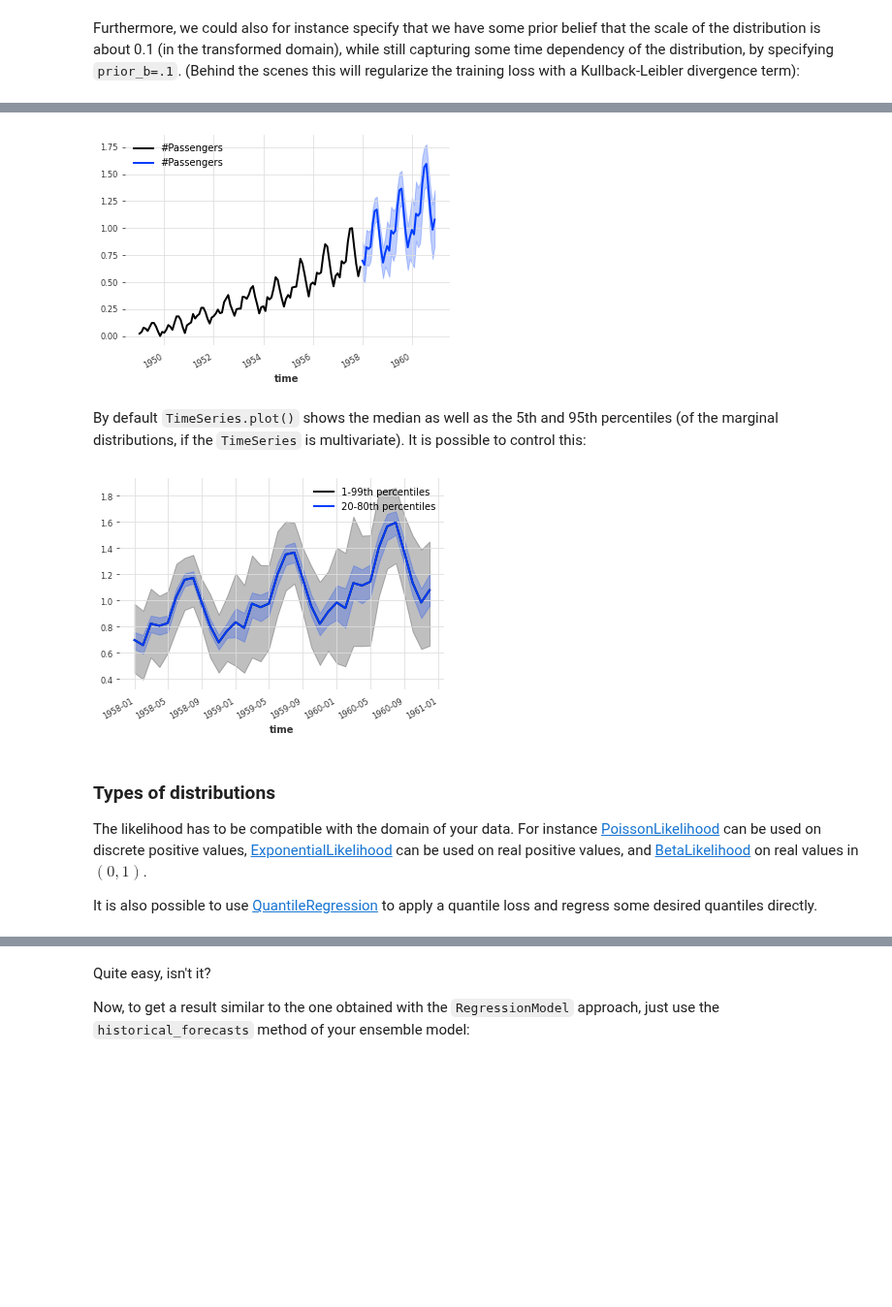
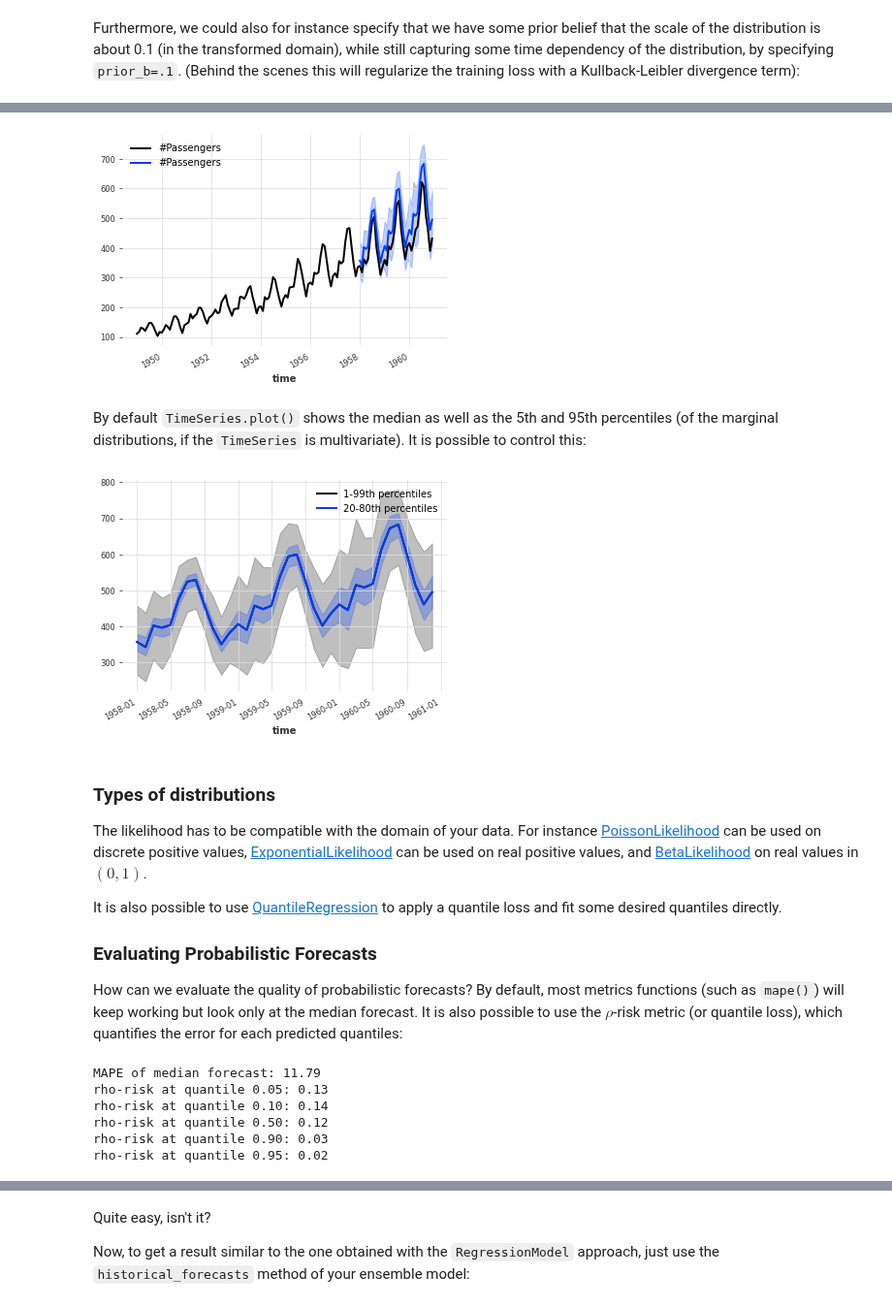
Before and after one commit to unit8co/darts, a Jupyter notebook: examples/00-quickstart.ipynb, the cells around one changed output, grey strips where cells are left out. Shown at 97% size. Cells and saved outputs as stored; diff of their text form; code cells hidden in the pictures; blank space fills up the shorter version.

```diff
--- a/examples/00-quickstart.ipynb
+++ b/examples/00-quickstart.ipynb
@@ -720,19 +697,39 @@ Training loss: -1.4456
 # %%
 pred = model.predict(n=36, num_samples=500)
 
-train_air_scaled.plot()
+# scale back:
+pred = scaler.inverse_transform(pred)
+
+series_air.plot()
 pred.plot()
 # %% [output]
-[figure, old version]
+[figure, new version]
 # %% [markdown]
 By default `TimeSeries.plot()` shows the median as well as the 5th and 95th percentiles (of the marginal distributions, if the `TimeSeries` is multivariate). It is possible to control this:
 # %%
 pred.plot(low_quantile=0.01, high_quantile=0.99, label='1-99th percentiles')
 pred.plot(low_quantile=0.2, high_quantile=0.8, label='20-80th percentiles')
 # %% [output]
-[figure, old version]
+[figure, new version]
 # %% [markdown]
 ### Types of distributions
 The likelihood has to be compatible with the domain of your data. For instance [PoissonLikelihood](https://unit8co.github.io/darts/generated_api/darts.utils.likelihood_models.html#darts.utils.likelihood_models.PoissonLikelihood) can be used on discrete positive values, [ExponentialLikelihood](https://unit8co.github.io/darts/generated_api/darts.utils.likelihood_models.html#darts.utils.likelihood_models.ExponentialLikelihood) can be used on real positive values, and [BetaLikelihood](https://unit8co.github.io/darts/generated_api/darts.utils.likelihood_models.html#darts.utils.likelihood_models.BetaLikelihood) on real values in $(0,1)$.
 
-It is also possible to use [QuantileRegression](https://unit8co.github.io/darts/generated_api/darts.utils.likelihood_models.html#darts.utils.likelihood_models.QuantileRegression) to apply a quantile loss and regress some desired quantiles directly.
+It is also possible to use [QuantileRegression](https://unit8co.github.io/darts/generated_api/darts.utils.likelihood_models.html#darts.utils.likelihood_models.QuantileRegression) to apply a quantile loss and fit some desired quantiles directly.
+
+### Evaluating Probabilistic Forecasts
+How can we evaluate the quality of probabilistic forecasts? By default, most metrics functions (such as `mape()`) will keep working but look only at the median forecast. It is also possible to use the $\rho$-risk metric (or quantile loss), which quantifies the error for each predicted quantiles:
+# %%
+from darts.metrics import rho_risk
+
+print('MAPE of median forecast: %.2f' % mape(series_air, pred))
+for rho in [0.05, 0.1, 0.5, 0.9, 0.95]:
+    rr = rho_risk(series_air, pred, rho=rho)
+    print('rho-risk at quantile %.2f: %.2f' % (rho, rr))
+# %% [output]
+MAPE of median forecast: 11.79
+rho-risk at quantile 0.05: 0.13
+rho-risk at quantile 0.10: 0.14
+rho-risk at quantile 0.50: 0.12
+rho-risk at quantile 0.90: 0.03
+rho-risk at quantile 0.95: 0.02
```
Also changed, not shown: parts of 24 cells of this notebook, 1 other file.
